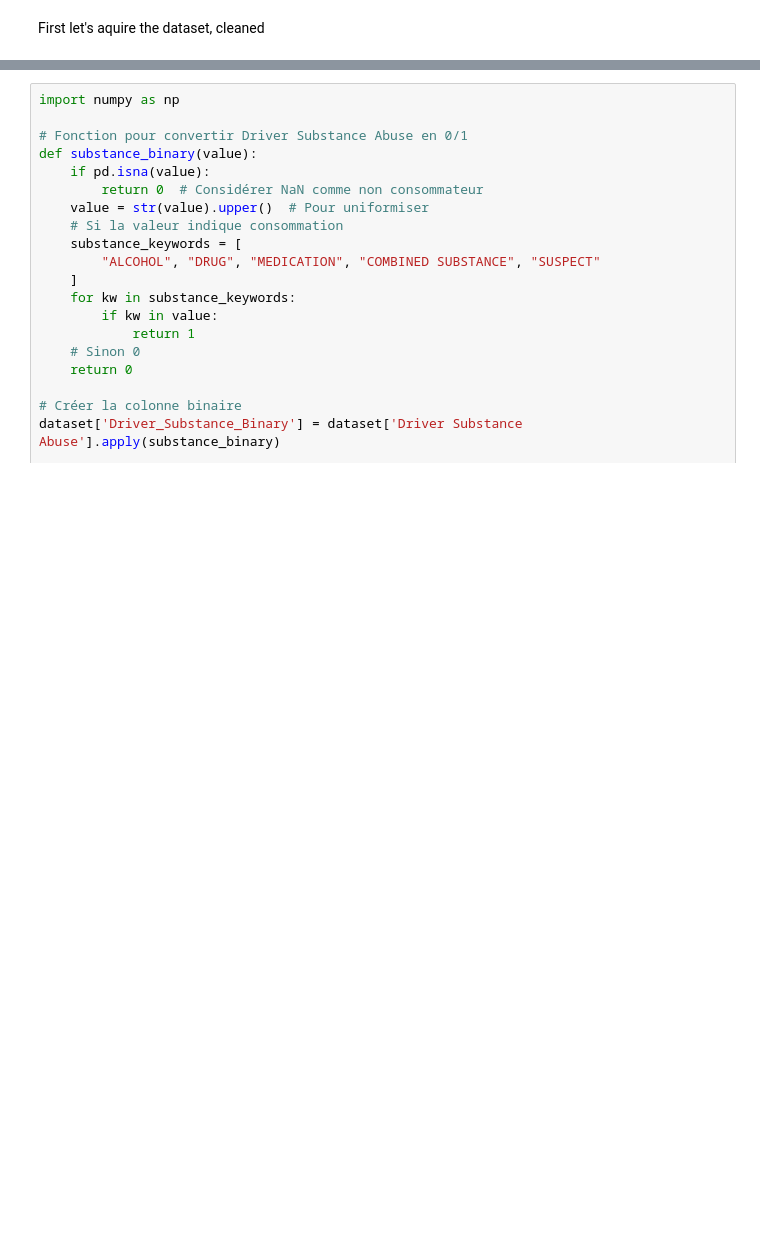
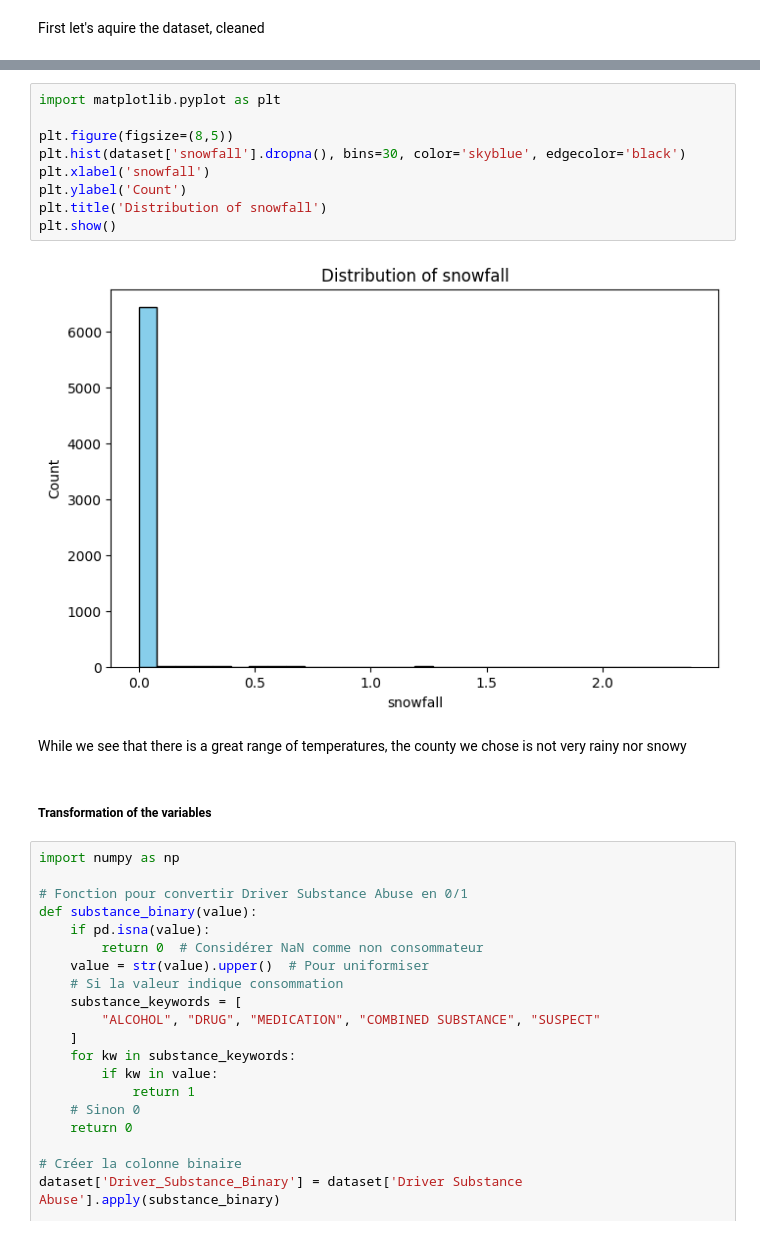
Before and after one commit to mathiasmoka/pyds25, a Jupyter notebook: First_regressions.ipynb, the cells around one changed output, grey strips where cells are left out. Drawn from its saved outputs; the diff is of its cells as text; blank space fills up the shorter version.

```diff
--- a/First_regressions.ipynb
+++ b/First_regressions.ipynb
@@ -80,3 +137,18 @@ Note: you may need to restart the kernel to use updated packages.
+# %%
+import matplotlib.pyplot as plt
+
+plt.figure(figsize=(8,5))
+plt.hist(dataset['snowfall'].dropna(), bins=30, color='skyblue', edgecolor='black')
+plt.xlabel('snowfall')
+plt.ylabel('Count')
+plt.title('Distribution of snowfall')
+plt.show()
+# %% [output]
+[figure, added]
+# %% [markdown]
+While we see that there is a great range of temperatures, the county we chose is not very rainy nor snowy
+# %% [markdown]
+##### Transformation of the variables
 # %%
 import numpy as np
 
```
Also changed, not shown: parts of 17 cells of this notebook, 1 other file.
